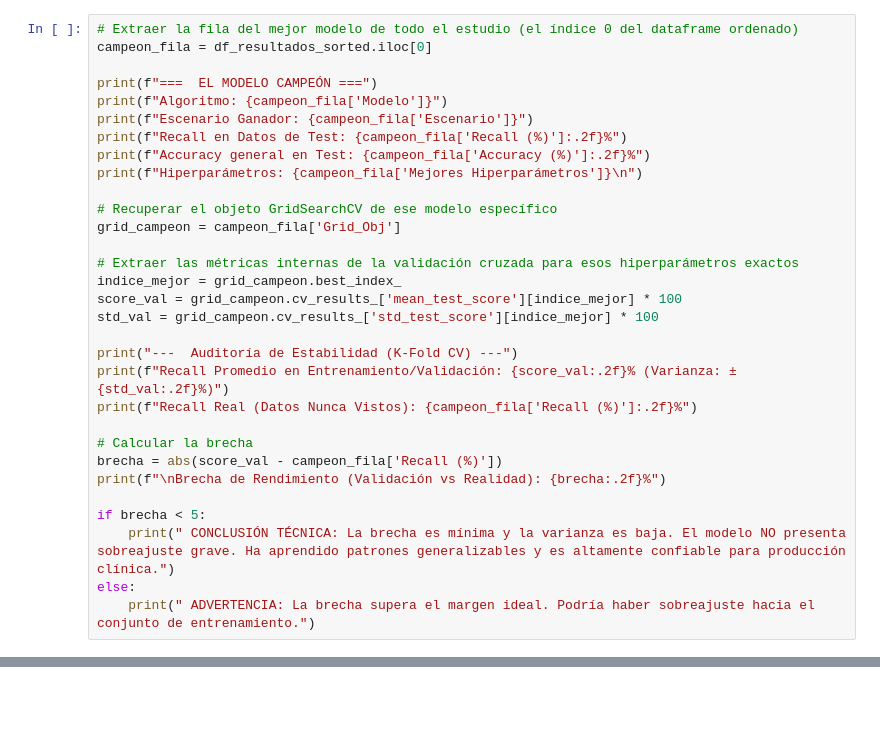
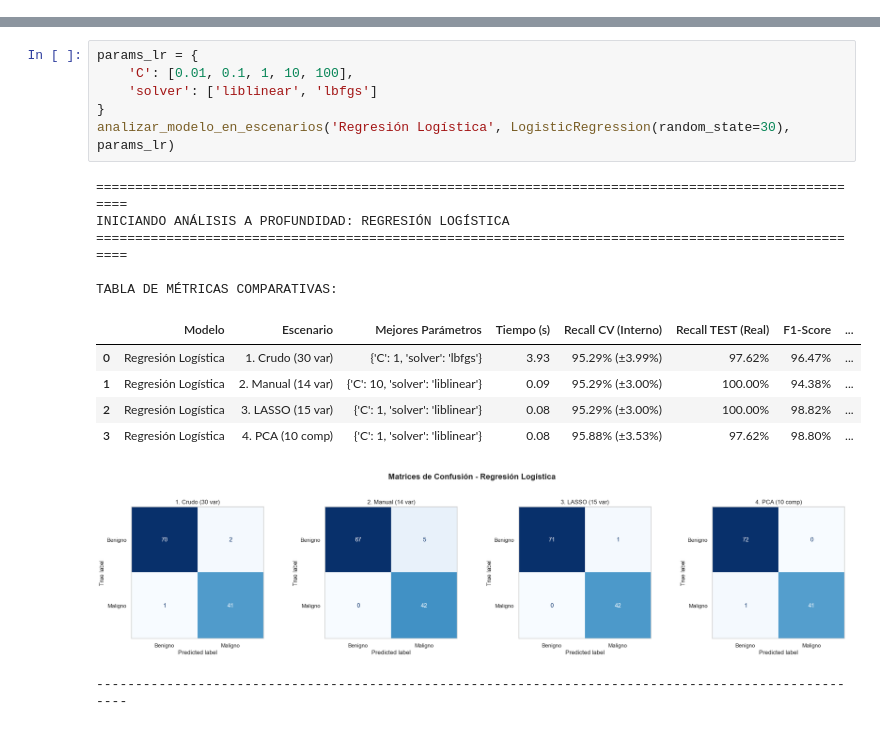
Before and after one commit to leonaidasup/Modelo2-final, a Jupyter notebook: 03_Estudio_Comparativo.ipynb, the cells around one changed output, grey strips where cells are left out. Saved outputs shown, nothing was run; the diff lists cells and outputs as text; blank space fills up the shorter version.

```diff
--- a/03_Estudio_Comparativo.ipynb
+++ b/03_Estudio_Comparativo.ipynb
@@ -207,31 +0,0 @@ Extraeremos al campeón absoluto de nuestro estudio comparativo y analizaremos l
-# %%
-# Extraer la fila del mejor modelo de todo el estudio (el índice 0 del dataframe ordenado)
-campeon_fila = df_resultados_sorted.iloc[0]
-
-print(f"===  EL MODELO CAMPEÓN ===")
-print(f"Algoritmo: {campeon_fila['Modelo']}")
-print(f"Escenario Ganador: {campeon_fila['Escenario']}")
-print(f"Recall en Datos de Test: {campeon_fila['Recall (%)']:.2f}%")
-print(f"Accuracy general en Test: {campeon_fila['Accuracy (%)']:.2f}%")
-print(f"Hiperparámetros: {campeon_fila['Mejores Hiperparámetros']}\n")
-
-# Recuperar el objeto GridSearchCV de ese modelo específico
-grid_campeon = campeon_fila['Grid_Obj']
-
-# Extraer las métricas internas de la validación cruzada para esos hiperparámetros exactos
-indice_mejor = grid_campeon.best_index_
-score_val = grid_campeon.cv_results_['mean_test_score'][indice_mejor] * 100
-std_val = grid_campeon.cv_results_['std_test_score'][indice_mejor] * 100
-
-print("---  Auditoría de Estabilidad (K-Fold CV) ---")
-print(f"Recall Promedio en Entrenamiento/Validación: {score_val:.2f}% (Varianza: ± {std_val:.2f}%)")
-print(f"Recall Real (Datos Nunca Vistos): {campeon_fila['Recall (%)']:.2f}%")
-
-# Calcular la brecha
-brecha = abs(score_val - campeon_fila['Recall (%)'])
-print(f"\nBrecha de Rendimiento (Validación vs Realidad): {brecha:.2f}%")
-
-if brecha < 5:
-    print(" CONCLUSIÓN TÉCNICA: La brecha es mínima y la varianza es baja. El modelo NO presenta sobreajuste grave. Ha aprendido patrones generalizables y es altamente confiable para producción clínica.")
-else:
-    print(" ADVERTENCIA: La brecha supera el margen ideal. Podría haber sobreajuste hacia el conjunto de entrenamiento.")
@@ -251,0 +133,19 @@ Brecha de Rendimiento (Validación vs Realidad): 4.71%
+# %%
+params_lr = {
+    'C': [0.01, 0.1, 1, 10, 100],
+    'solver': ['liblinear', 'lbfgs']
+}
+analizar_modelo_en_escenarios('Regresión Logística', LogisticRegression(random_state=30), params_lr)
+# %% [output]
+====================================================================================================
+INICIANDO ANÁLISIS A PROFUNDIDAD: REGRESIÓN LOGÍSTICA
+====================================================================================================
+
+TABLA DE MÉTRICAS COMPARATIVAS:
+|  | Modelo | Escenario | Mejores Parámetros | Tiempo (s) | Recall CV (Interno) | Recall TEST (Real) | F1-Score | ... |
+| 0 | Regresión Logística | 1. Crudo (30 var) | {'C': 1, 'solver': 'lbfgs'} | 3.93 | 95.29% (±3.99%) | 97.62% | 96.47% | ... |
+| 1 | Regresión Logística | 2. Manual (14 var) | {'C': 10, 'solver': 'liblinear'} | 0.09 | 95.29% (±3.00%) | 100.00% | 94.38% | ... |
+| 2 | Regresión Logística | 3. LASSO (15 var) | {'C': 1, 'solver': 'liblinear'} | 0.08 | 95.29% (±3.00%) | 100.00% | 98.82% | ... |
+| 3 | Regresión Logística | 4. PCA (10 comp) | {'C': 1, 'solver': 'liblinear'} | 0.08 | 95.88% (±3.53%) | 97.62% | 98.80% | ... |
+[figure, added]
+----------------------------------------------------------------------------------------------------
```
Also changed, not shown: parts of 35 cells of this notebook, 2 other files.
